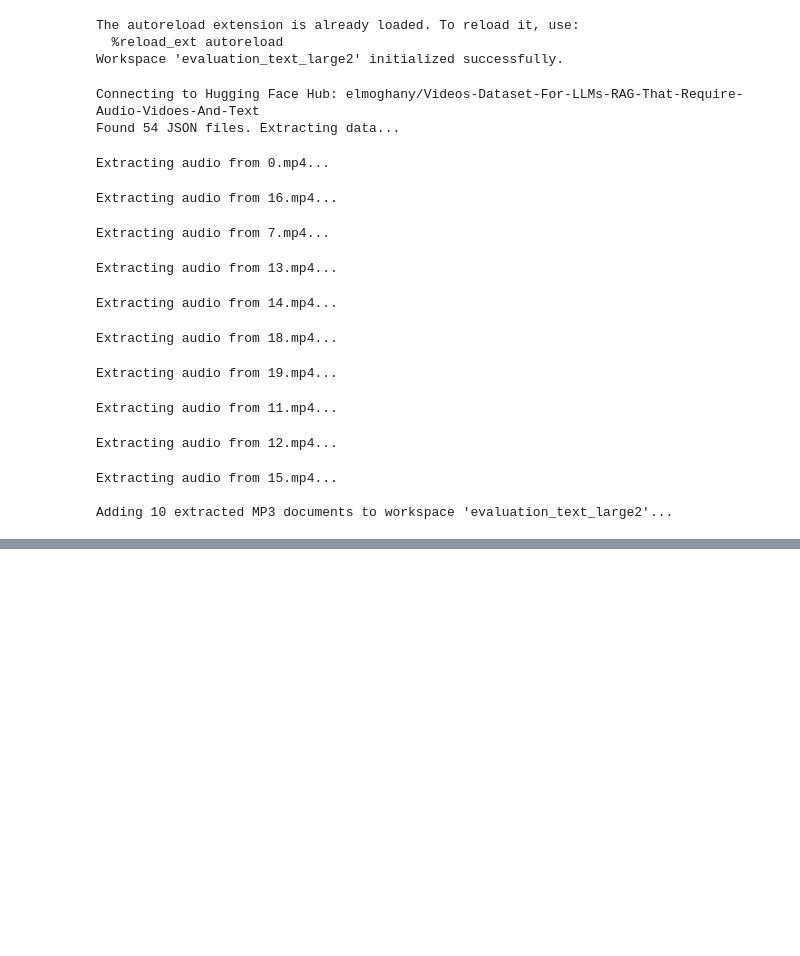
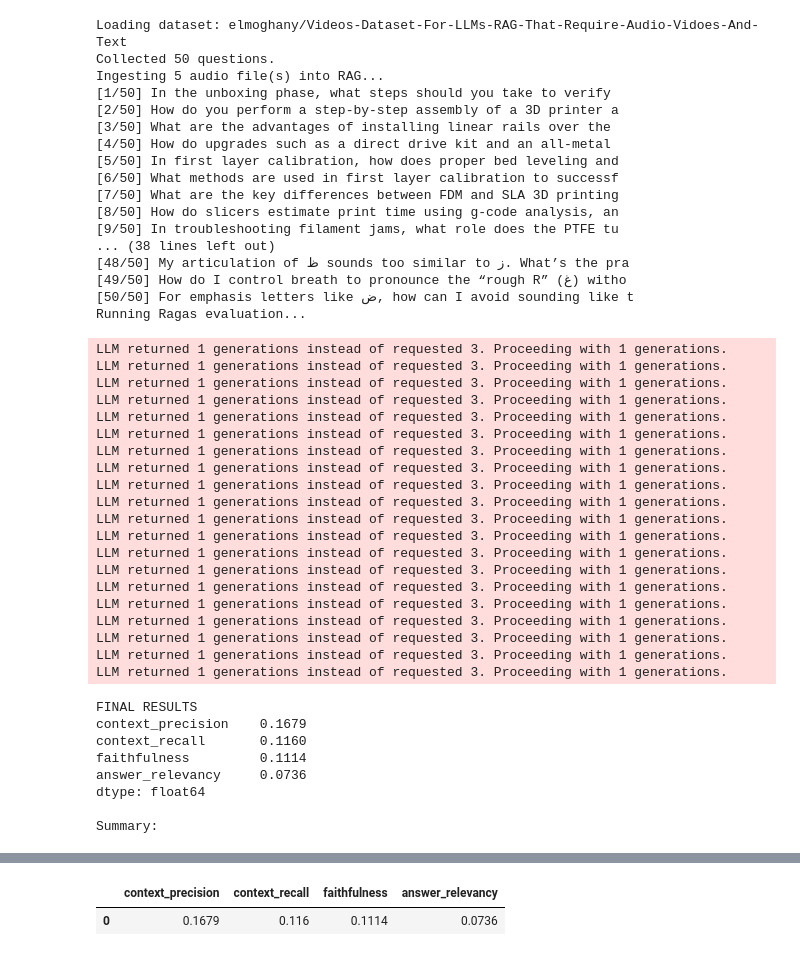
Before and after one commit to bokuyemskyy/retrieva, a Jupyter notebook: notebooks/evaluation/evaluation_audio.ipynb, the cells around one changed output, grey strips where cells are left out. Saved outputs shown, nothing was run; the diff lists cells and outputs as text; code cells hidden in the pictures; blank space fills up the shorter version.

Commit message:
audio evaluation

```diff
--- a/notebooks/evaluation/evaluation_audio.ipynb
+++ b/notebooks/evaluation/evaluation_audio.ipynb
@@ -27,7 +27,7 @@ load_dotenv()
 
 warnings.filterwarnings("ignore")
 
-WORKSPACE_NAME = "evaluation_text_large2"
+WORKSPACE_NAME = "evaluation_text_audio"
 RAW_DIR = Path("./raw")
 RAW_DIR.mkdir(exist_ok=True)
 
@@ -38,11 +38,15 @@ rag = RAG(
 
 embedder = EmbedderConfig(
     provider="openai",
-    model_name="text-embedding-3-small",
+    model_name="text-embedding-3-large",
     api_key=os.getenv("OPENAI_API_KEY"),
 )
 
 rag.create_workspace(WORKSPACE_NAME, embedder)
+
+llm = LLMConfig(provider="openai",
+                model_name="gpt-4o-mini",
+    api_key=os.getenv("OPENAI_API_KEY"))
 
 evaluator_llm = ChatOpenAI(
     model="gpt-4o-mini",
@@ -51,11 +55,7 @@ evaluator_llm = ChatOpenAI(
 )
 
 evaluator_embeddings = OpenAIEmbeddings(
-    model="text-embedding-3-small",
+    model="text-embedding-3-large",
     api_key=os.getenv("OPENAI_API_KEY"),
 )
-# %% [output]
-The autoreload extension is already loaded. To reload it, use:
-  %reload_ext autoreload
-Workspace 'evaluation_text_large2' initialized successfully.
 # %%
@@ -211,27 +223,57 @@ async def evaluate_rag(df, run_name, top_k=5):
 repo_id = "elmoghany/Videos-Dataset-For-LLMs-RAG-That-Require-Audio-Vidoes-And-Text"
 
 df_audio = prepare_audio_data(
-    rag_instance=rag,
     workspace_name=WORKSPACE_NAME,
     repo_id=repo_id,
     limit=50,
 )
 
-details, means = await evaluate_rag(df_audio, "audio_baseline", top_k=5)
+details, means = await evaluate_rag(df_audio, "audio", top_k=5)
 print("\nSummary:")
 display(means.to_frame().T)
 # %% [output]
-Connecting to Hugging Face Hub: elmoghany/Videos-Dataset-For-LLMs-RAG-That-Require-Audio-Vidoes-And-Text
-Found 54 JSON files. Extracting data...
+Loading dataset: elmoghany/Videos-Dataset-For-LLMs-RAG-That-Require-Audio-Vidoes-And-Text
+Collected 50 questions.
+Ingesting 5 audio file(s) into RAG...
+[1/50] In the unboxing phase, what steps should you take to verify
+[2/50] How do you perform a step‐by‐step assembly of a 3D printer a
+[3/50] What are the advantages of installing linear rails over the
+[4/50] How do upgrades such as a direct drive kit and an all‑metal
+[5/50] In first layer calibration, how does proper bed leveling and
+[6/50] What methods are used in first layer calibration to successf
+[7/50] What are the key differences between FDM and SLA 3D printing
+[8/50] How do slicers estimate print time using g-code analysis, an
+[9/50] In troubleshooting filament jams, what role does the PTFE tu
+... (38 lines left out)
+[48/50] My articulation of ظ sounds too similar to ز. What’s the pra
+[49/50] How do I control breath to pronounce the “rough R” (غ) witho
+[50/50] For emphasis letters like ض, how can I avoid sounding like t
+Running Ragas evaluation...
-Extracting audio from 0.mp4...
+LLM returned 1 generations instead of requested 3. Proceeding with 1 generations.
+LLM returned 1 generations instead of requested 3. Proceeding with 1 generations.
+LLM returned 1 generations instead of requested 3. Proceeding with 1 generations.
+LLM returned 1 generations instead of requested 3. Proceeding with 1 generations.
+LLM returned 1 generations instead of requested 3. Proceeding with 1 generations.
+LLM returned 1 generations instead of requested 3. Proceeding with 1 generations.
+LLM returned 1 generations instead of requested 3. Proceeding with 1 generations.
+LLM returned 1 generations instead of requested 3. Proceeding with 1 generations.
+LLM returned 1 generations instead of requested 3. Proceeding with 1 generations.
+LLM returned 1 generations instead of requested 3. Proceeding with 1 generations.
+LLM returned 1 generations instead of requested 3. Proceeding with 1 generations.
+LLM returned 1 generations instead of requested 3. Proceeding with 1 generations.
+LLM returned 1 generations instead of requested 3. Proceeding with 1 generations.
+LLM returned 1 generations instead of requested 3. Proceeding with 1 generations.
+LLM returned 1 generations instead of requested 3. Proceeding with 1 generations.
+LLM returned 1 generations instead of requested 3. Proceeding with 1 generations.
+LLM returned 1 generations instead of requested 3. Proceeding with 1 generations.
+LLM returned 1 generations instead of requested 3. Proceeding with 1 generations.
+LLM returned 1 generations instead of requested 3. Proceeding with 1 generations.
+LLM returned 1 generations instead of requested 3. Proceeding with 1 generations.
-Extracting audio from 16.mp4...
+FINAL RESULTS
+context_precision    0.1679
+context_recall       0.1160
+faithfulness         0.1114
+answer_relevancy     0.0736
+dtype: float64
+
+Summary:
-Extracting audio from 7.mp4...
-Extracting audio from 13.mp4...
-Extracting audio from 14.mp4...
-Extracting audio from 18.mp4...
-Extracting audio from 19.mp4...
-Extracting audio from 11.mp4...
-Extracting audio from 12.mp4...
-Extracting audio from 15.mp4...
-
-Adding 10 extracted MP3 documents to workspace 'evaluation_text_large2'...
@@ -239,0 +280,2 @@ objc[94239]: Class AVFAudioReceiver is implemented in both /opt/homebrew/Cellar/
+|  | context_precision | context_recall | faithfulness | answer_relevancy |
+| 0 | 0.1679 | 0.116 | 0.1114 | 0.0736 |
```
Also changed, not shown: parts of 3 cells of this notebook, 7 other files.
